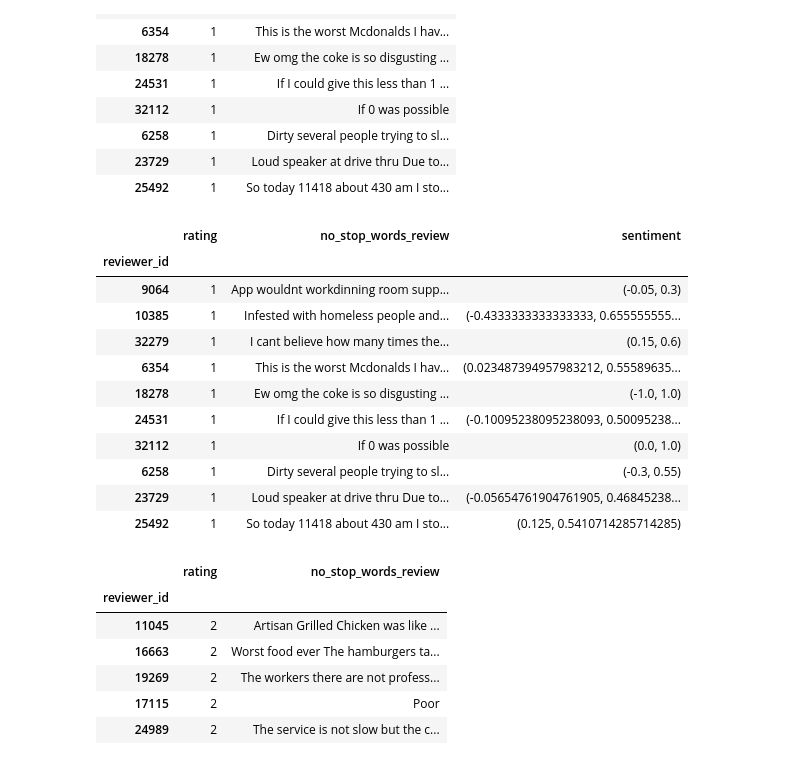
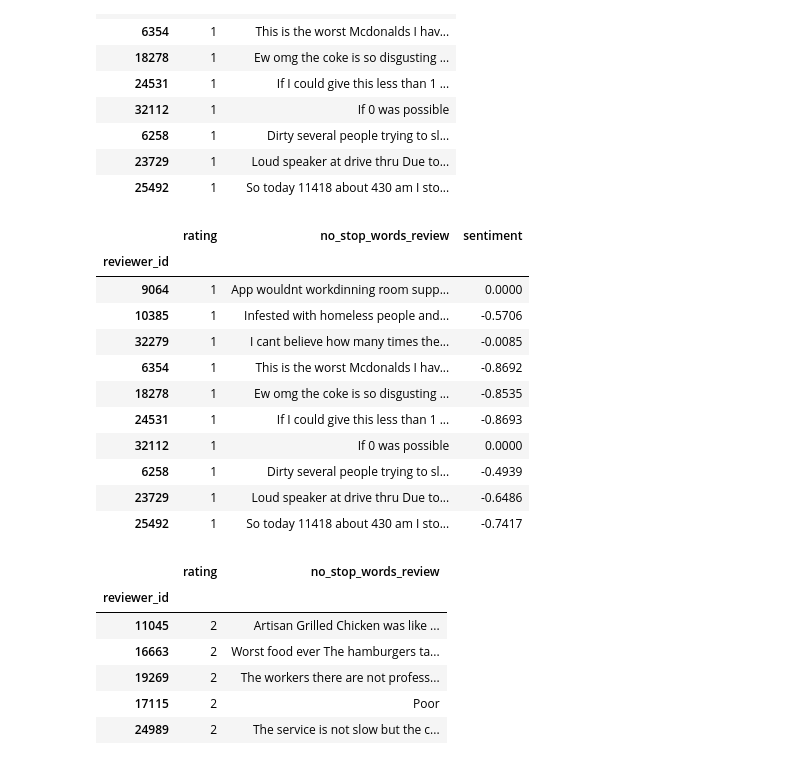
Before and after one commit to niannianwang/Applying-BERT-in-predicting-customer-review-rating-for-future-labeling, a Jupyter notebook: notebook.ipynb, the cells around one changed output. Cells and saved outputs as stored; diff of their text form; code cells hidden in the pictures.

Commit message:
sentimentation applied

```diff
--- a/notebook.ipynb
+++ b/notebook.ipynb
@@ -134,15 +134,17 @@ df_nostop_keywords.to_csv("review_without_stop_words", encoding = "latin-1")
 # import the training test split. 80 20, 60 40 70 30 <- use package
 #
 review = np.array(df_nostop_keywords.get("no_stop_words_review"))
-# %%
-from textblob import TextBlob
-
-def sentiment(phrase):
-    '''a function to find polarity and subjectivity of reviews'''
-    tb_phrase = TextBlob(phrase)
-    tb_phrase.correct()#Corrects spelling error
-
-    tb_phrase.tags #https://www.sketchengine.eu/penn-treebank-tagset/ POS tagging
-
-    return tb_phrase.sentiment #Polarity 1 to -1, subjectivity 1 to -1
+# %%
+def sentimentation(sentences):
+    '''a function to find polarity and subjectivity of reviews'''
+    analyzer = SentimentIntensityAnalyzer()
+    #compound_score = sentiment['compound']
+    # Break down the text into sentences
+    sentences = nltk.sent_tokenize(sentences)
+
+    # Analyze sentiment for each sentence
+    for sentence in sentences:
+        sentiment = analyzer.polarity_scores(sentence)
+
+    return sentiment['compound']
 # %%
@@ -185,20 +185,20 @@ df_sampled_1
 | 23729 | 1 | Loud speaker at drive thru Due to... |
 | 25492 | 1 | So today 11418 about 430 am I sto... |
 # %%
-df_sampled_1.assign(sentiment = df_sampled_1.get("no_stop_words_review").apply(sentiment))
+df_sampled_1.assign(sentiment = df_sampled_1.get("no_stop_words_review").apply(sentimentation))
 # %% [output]
 |  | rating | no_stop_words_review | sentiment |
 | reviewer_id |  |  |  |
-| 9064 | 1 | App wouldnt workdinning room supp... | (-0.05, 0.3) |
-| 10385 | 1 | Infested with homeless people and... | (-0.4333333333333333, 0.655555555... |
-| 32279 | 1 | I cant believe how many times the... | (0.15, 0.6) |
-| 6354 | 1 | This is the worst Mcdonalds I hav... | (0.023487394957983212, 0.55589635... |
-| 18278 | 1 | Ew omg the coke is so disgusting ... | (-1.0, 1.0) |
-| 24531 | 1 | If I could give this less than 1 ... | (-0.10095238095238093, 0.50095238... |
-| 32112 | 1 | If 0 was possible | (0.0, 1.0) |
-| 6258 | 1 | Dirty several people trying to sl... | (-0.3, 0.55) |
-| 23729 | 1 | Loud speaker at drive thru Due to... | (-0.05654761904761905, 0.46845238... |
-| 25492 | 1 | So today 11418 about 430 am I sto... | (0.125, 0.5410714285714285) |
+| 9064 | 1 | App wouldnt workdinning room supp... | 0.0000 |
+| 10385 | 1 | Infested with homeless people and... | -0.5706 |
+| 32279 | 1 | I cant believe how many times the... | -0.0085 |
+| 6354 | 1 | This is the worst Mcdonalds I hav... | -0.8692 |
+| 18278 | 1 | Ew omg the coke is so disgusting ... | -0.8535 |
+| 24531 | 1 | If I could give this less than 1 ... | -0.8693 |
+| 32112 | 1 | If 0 was possible | 0.0000 |
+| 6258 | 1 | Dirty several people trying to sl... | -0.4939 |
+| 23729 | 1 | Loud speaker at drive thru Due to... | -0.6486 |
+| 25492 | 1 | So today 11418 about 430 am I sto... | -0.7417 |
 # %%
 df_rating_2 = df_nostop_keywords[df_nostop_keywords.get("rating") == 2]
 df_rating_2
```
Also changed, not shown: parts of 5 cells of this notebook.
